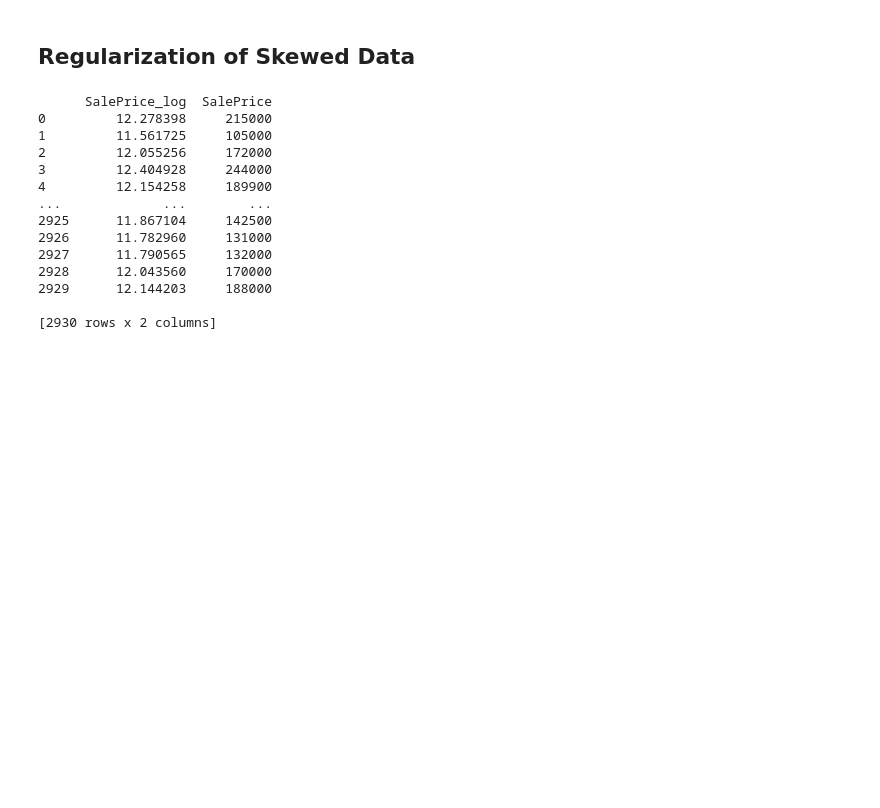
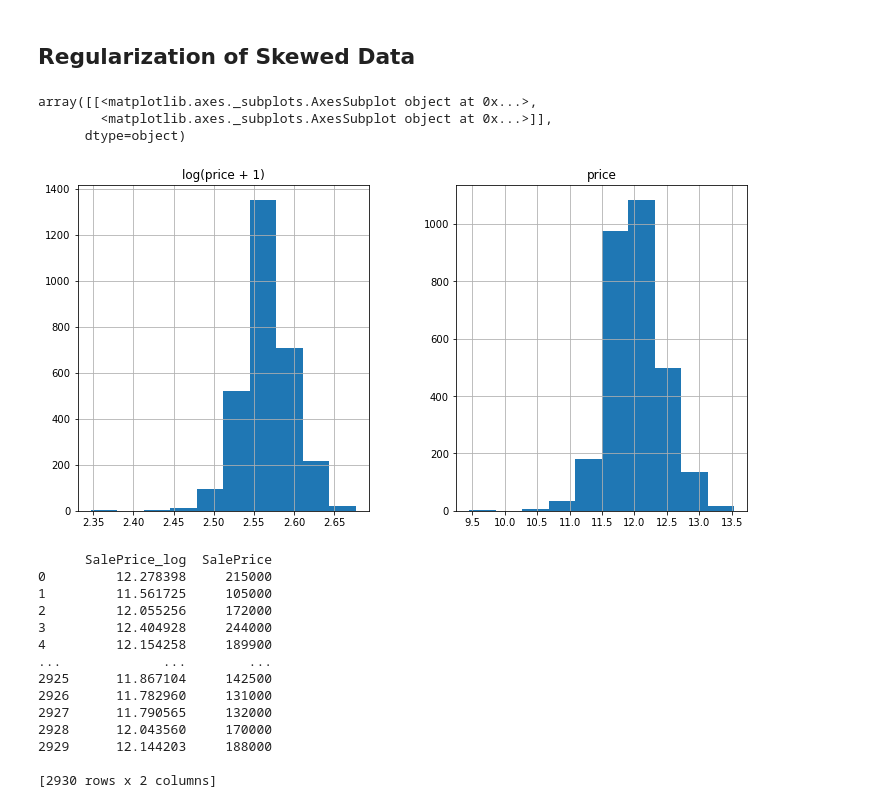
Before and after one commit to jomccoy/cs630project, a Jupyter notebook: 3.data_prep.ipynb, the cells around one changed output. Drawn from its saved outputs; the diff is of its cells as text; code cells hidden in the pictures; blank space fills up the shorter version.

```diff
--- a/3.data_prep.ipynb
+++ b/3.data_prep.ipynb
@@ -19,7 +19,8 @@ pd.set_option('display.max_columns', None)
 # %%
 #df_train = pd.read_csv("data/train.csv")
 #Switch to using the original excel file with all rows
-df_train = pd.read_excel("data/AmesHousing.xls")
+#df_train = pd.read_excel("data/AmesHousing.xls")
+df_train = pd.read_csv("phase2export.csv")
 # %% [markdown]
 ## Missing Data
 - Need to remove some columns
@@ -36,6 +37,17 @@ df_train = df_train.fillna(df_train.mean())
 df_train = pd.get_dummies(df_train)
 # %% [markdown]
 ## Regularization of Skewed Data
+# %%
+#Handy to check histograms side by side (log vs no log)
+#https://www.kaggle.com/apapiu/regularized-linear-models
+matplotlib.rcParams['figure.figsize'] = (12.0, 6.0)
+prices = pd.DataFrame({"price":df_train["SalePrice"], "log(price + 1)":np.log1p(df_train["SalePrice"])})
+prices.hist()
+# %% [output]
+array([[<matplotlib.axes._subplots.AxesSubplot object at 0x...>,
+        <matplotlib.axes._subplots.AxesSubplot object at 0x...>]],
+      dtype=object)
+[figure, added]
 # %%
 #Regularize saleprice take the log
 #https://www.khanacademy.org/math/algebra2/x2ec2f6f830c9fb89:logs/x2ec2f6f830c9fb89:log-intro/a/intro-to-logarithms
```
Also changed, not shown: parts of 3 cells of this notebook, 4 other files.
